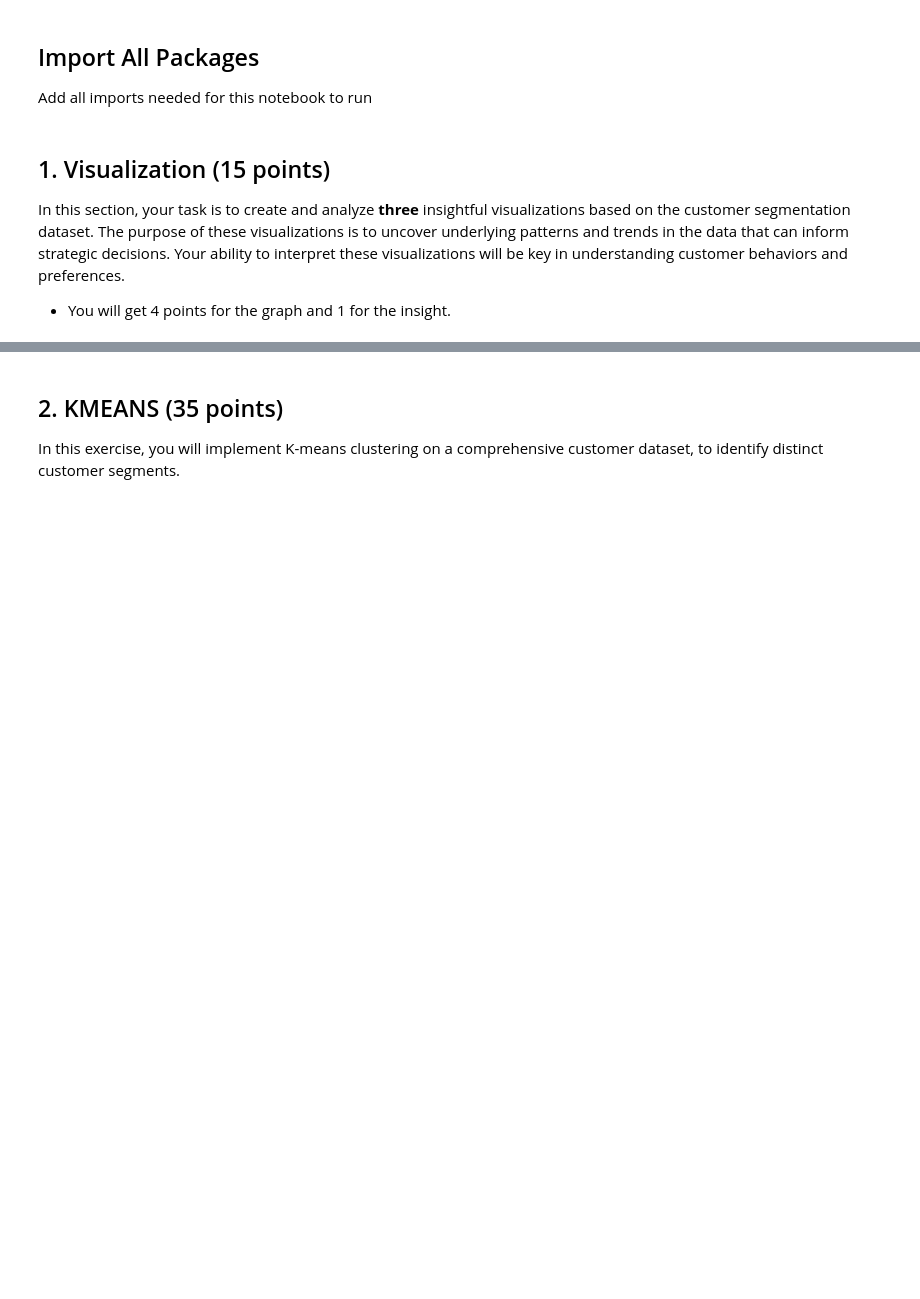
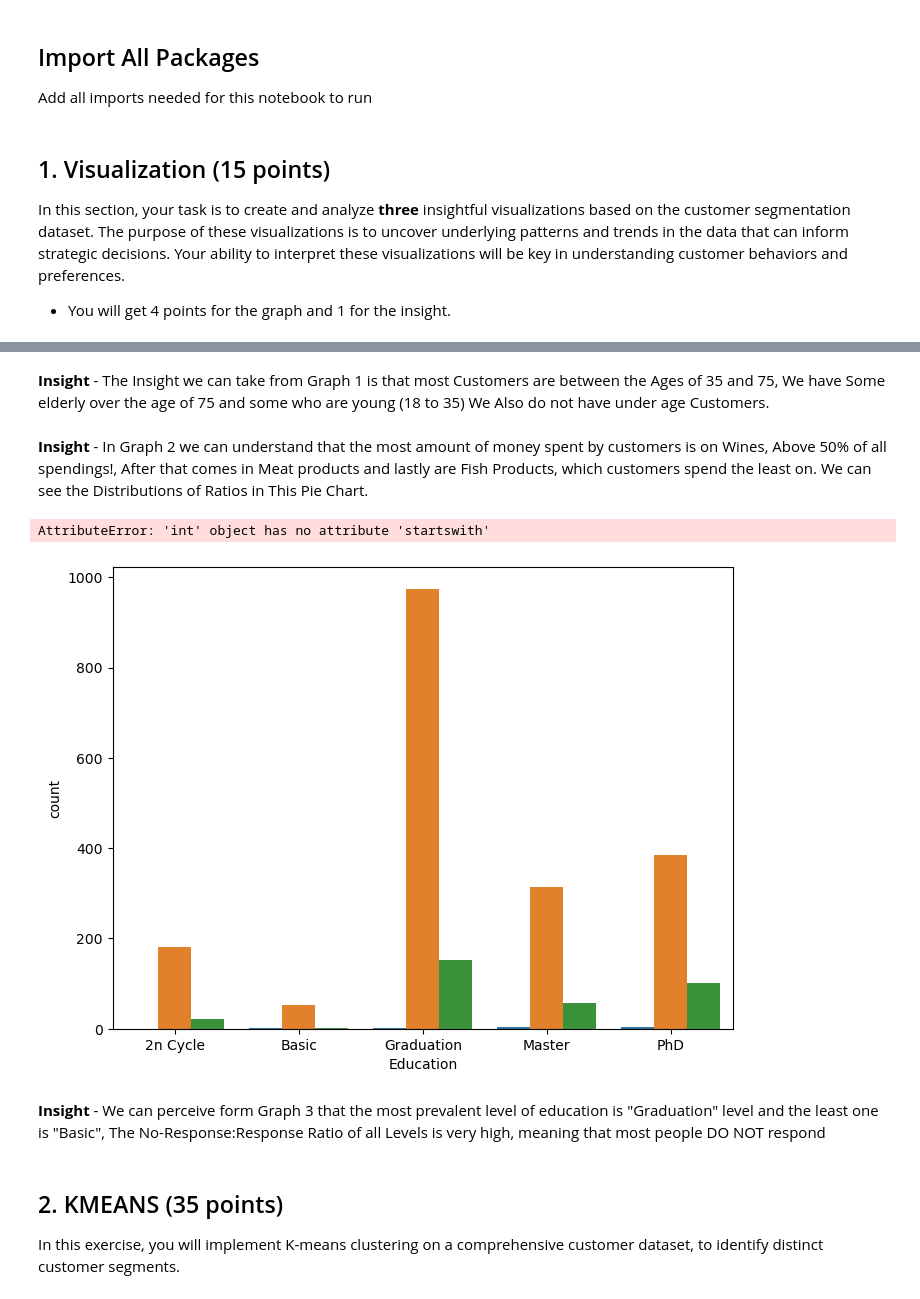
Before and after one commit to AbedShowgan/ML_HW, a Jupyter notebook: HW1_ML/ML_EX1.ipynb, the cells around one changed output, grey strips where cells are left out. Cells and saved outputs as stored; diff of their text form; code cells hidden in the pictures; blank space fills up the shorter version.

```diff
--- a/HW1_ML/ML_EX1.ipynb
+++ b/HW1_ML/ML_EX1.ipynb
@@ -51,3 +99,32 @@ In this section, your task is to create and analyze **three** insightful visuali
+# %% [markdown]
+**Insight** -  The Insight we can take from Graph 1 is that most Customers are between the Ages of 35 and 75, We have Some elderly over the age of 75 and some who are young (18 to 35) We Also do not have under age Customers.
+# %% [markdown]
+**Insight** - In Graph 2  we can understand that the most amount of money spent by customers is on Wines, Above 50% of all spendings!, After that comes in Meat products and lastly are Fish Products, which customers spend the least on.
+We can see the Distributions of Ratios in This Pie Chart.
+# %%
+# Graph 3 -      # Group the data by education level and calculate the counts of responders and non-responders
+education_counts = data_frame.groupby(['Education', 'Response']).size().unstack().fillna(0)
+
+        # Reset the index to make 'Education' and 'Response' regular columns
+education_counts = education_counts.reset_index()
+
+        # Melt the DataFrame
+melted_data = pd.melt(education_counts, id_vars='Education', var_name='Response', value_name='Count')
+        # Plot a bar chart
+plt.figure(figsize=(8, 6))
+sns.barplot(x='Education', y='count', hue='Response',
+                data=education_counts.reset_index().melt(id_vars=['Education'], var_name='Response',
+                                                            value_name='count'))
+plt.title('Responder Distribution by Education Level')
+plt.legend(title='Response', labels=['Non-Responder - Orange', 'Responder - Blue'])
+plt.xlabel('Education ')
+plt.ylabel('Amount Responded')
+plt.show()
+# %% [output]
+AttributeError: 'int' object has no attribute 'startswith'
+[figure, added]
+# %% [markdown]
+**Insight** - We can perceive form Graph 3 that the most prevalent level of education is "Graduation" level and the least one is "Basic", The No-Response:Response Ratio of all Levels is very high, meaning that most people DO NOT respond
 # %% [markdown]
 ## 2. KMEANS (35 points)
 
```
Also changed, not shown: parts of 11 cells of this notebook, 3 other files.
